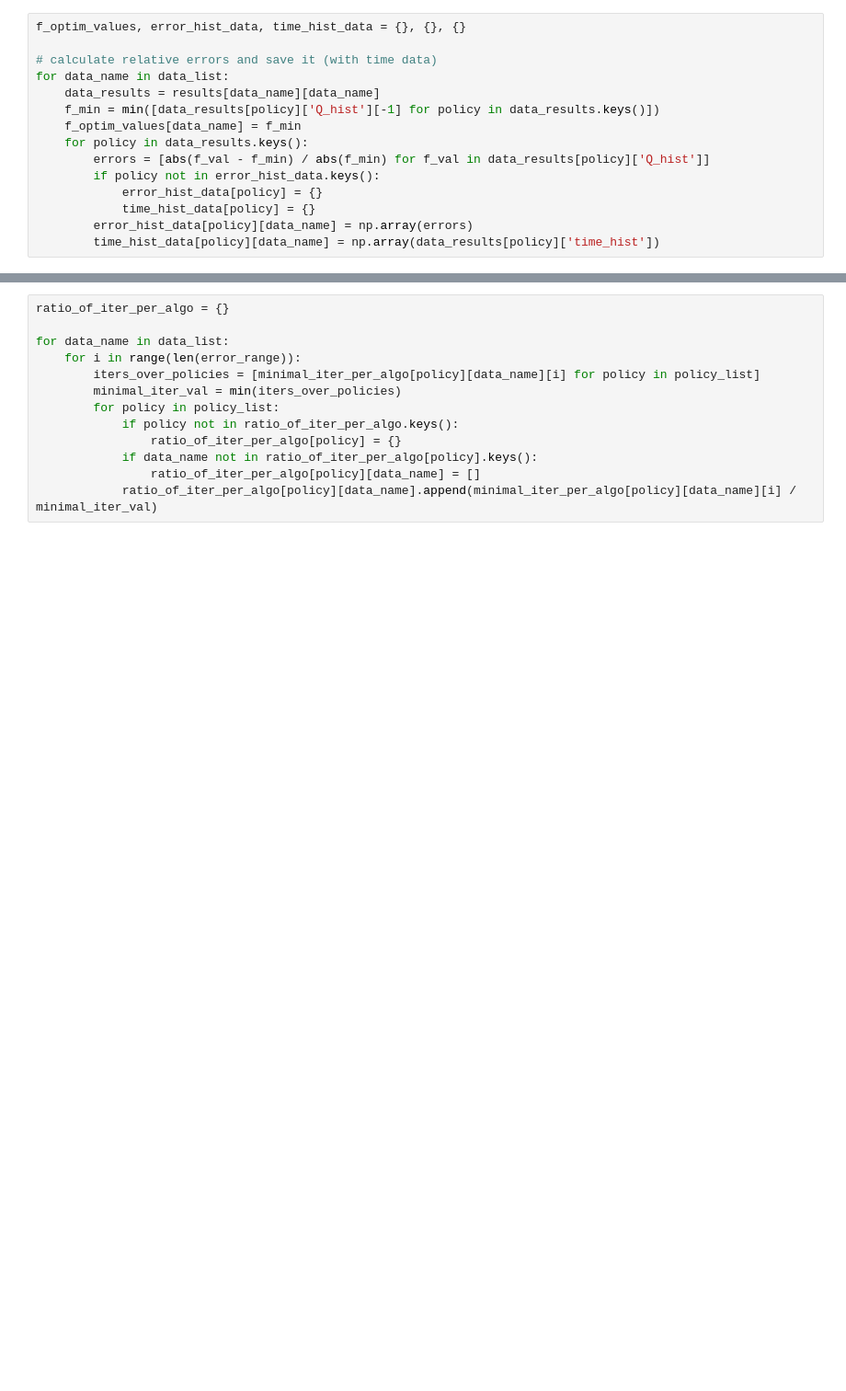
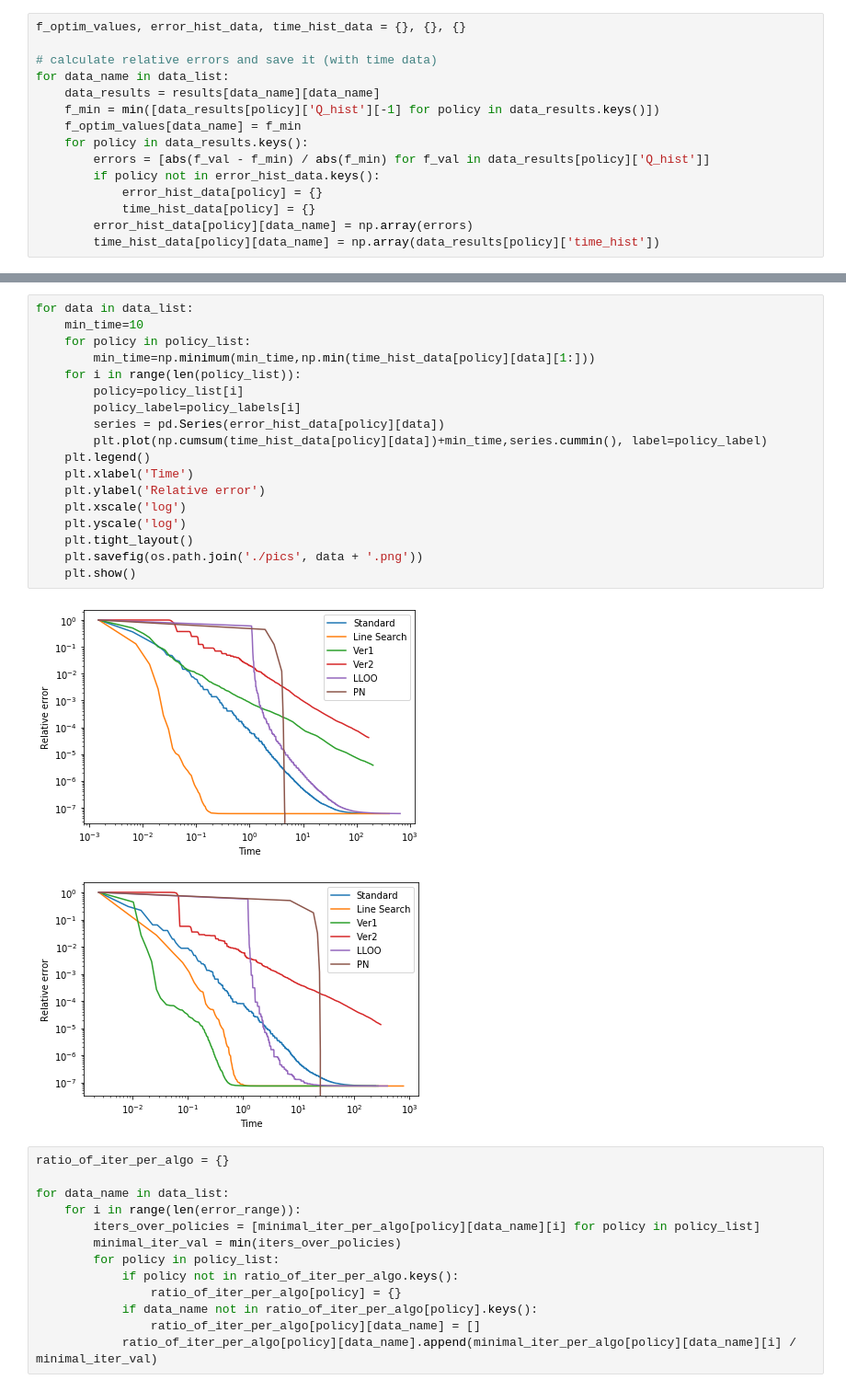
Before and after one commit to kamil-safin/scfw_experiments, a Jupyter notebook: plot_figures.ipynb, the cells around one changed output, grey strips where cells are left out. Shown at 92% size. Drawn from its saved outputs; the diff is of its cells as text; blank space fills up the shorter version.

```diff
--- a/plot_figures.ipynb
+++ b/plot_figures.ipynb
@@ -152,3 +163,24 @@ for data in data_list:
+# %%
+for data in data_list:
+    min_time=10
+    for policy in policy_list:
+        min_time=np.minimum(min_time,np.min(time_hist_data[policy][data][1:]))
+    for i in range(len(policy_list)):
+        policy=policy_list[i]
+        policy_label=policy_labels[i]
+        series = pd.Series(error_hist_data[policy][data])
+        plt.plot(np.cumsum(time_hist_data[policy][data])+min_time,series.cummin(), label=policy_label)
+    plt.legend()
+    plt.xlabel('Time')
+    plt.ylabel('Relative error')
+    plt.xscale('log')
+    plt.yscale('log')
+    plt.tight_layout()
+    plt.savefig(os.path.join('./pics', data + '.png'))
+    plt.show()
+# %% [output]
+[figure, added]
+[figure, added]
 # %%
 ratio_of_iter_per_algo = {}
 
```
Also changed, not shown: parts of 7 cells of this notebook, 4 other files.
